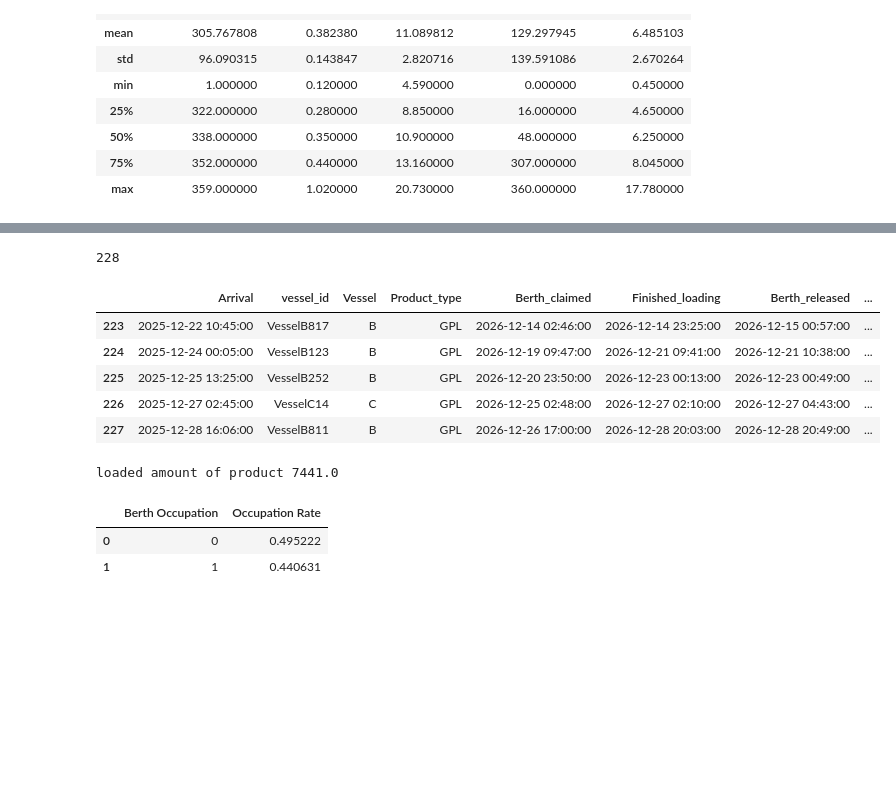
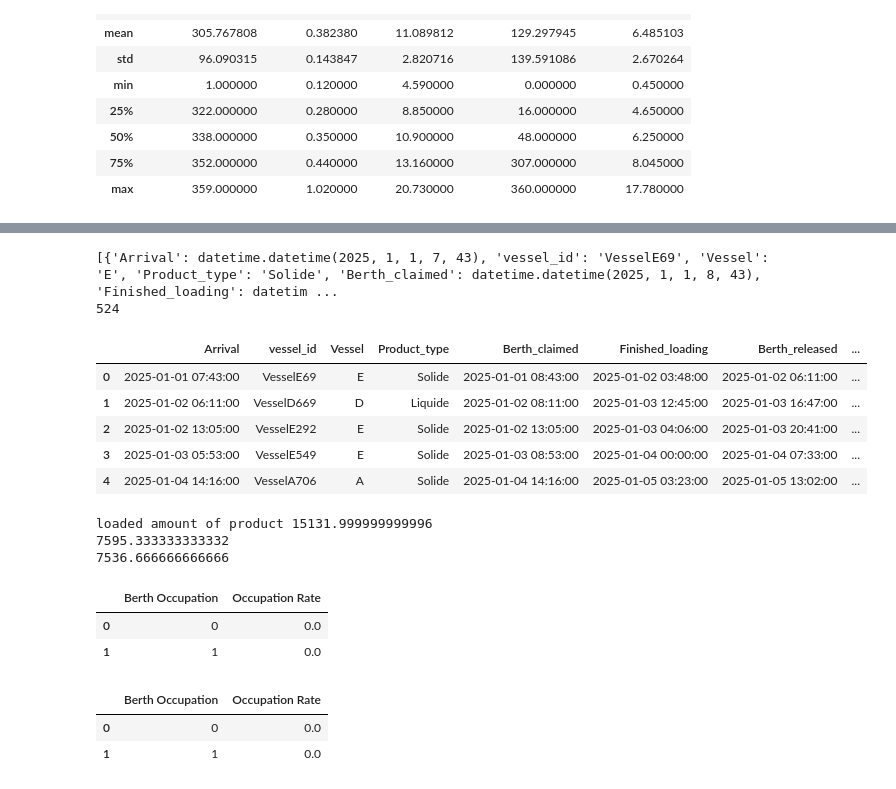
Before and after one commit to Mohammed-khlifi/port_trafic_simulation, a Jupyter notebook: DES.ipynb, the cells around one changed output, grey strips where cells are left out. Saved outputs shown, nothing was run; the diff lists cells and outputs as text; code cells hidden in the pictures; blank space fills up the shorter version.

```diff
--- a/DES.ipynb
+++ b/DES.ipynb
@@ -322,10 +450,11 @@ class Berth:
         return self.maintenance_start_date <= current_time <= maintenance_end
 # %%
 class Storage:
-    def __init__(self, env,loaded_amount = 0, initial_storage=80000):
+    def __init__(self, env,loaded_amount = 0, temporary_storage=80000 ):
         self.env = env
-        self.storage = initial_storage  # Shared storage for the port
+        self.storage = temporary_storage  # Shared storage for the port
         self.loaded_amount = loaded_amount
+        self.storage_capacity = temporary_storage
 
     def decrease_storage(self, amount):
         """Decrease the storage by a certain amount."""
@@ -340,19 +469,30 @@ class Storage:
             return False , self.loaded_amount , percentage
 
         else:
-            #self.loaded_amount += self.storage
-            print(amount , self.storage)
             self.storage = 0
+            return False , self.loaded_amount ,0
+
+    def Truck_load(self):
+        #yield self.env.timeout(0)
+        self.storage += 2_000
 
 
-            return False , self.loaded_amount ,0
+    def dynamic_refill_storage(self):
+        """Fill the storage by a certain amount."""
+        if self.storage <= self.storage_capacity*0.15:
+            self.Truck_load()
 
 
-    def refill_storage(self):
+
+    def actual_storage(self):
+        return self.storage
+
+
+    def refill_storage(self , amount_to_fill):
         """Simulate refilling the storage."""
 
         yield self.env.timeout(24)
-        self.storage = 80000  # Reset to full capacity
+        self.storage += amount_to_fill #self.storage_capacity # Reset to full capacity
 # %%
 
 class Stats:
@@ -940,13 +1229,15 @@ ships_kpis_bytype
 # %%
 data = stats.ship_data
+print(data)
 print(len(data))
 data = pd.DataFrame(data)
-data.tail()
+data.head()
 # %% [output]
-228
+[{'Arrival': datetime.datetime(2025, 1, 1, 7, 43), 'vessel_id': 'VesselE69', 'Vessel': 'E', 'Product_type': 'Solide', 'Berth_claimed': datetime.datetime(2025, 1, 1, 8, 43), 'Finished_loading': datetim ...
+524
 |  | Arrival | vessel_id | Vessel | Product_type | Berth_claimed | Finished_loading | Berth_released | ... |
-| 223 | 2025-12-22 10:45:00 | VesselB817 | B | GPL | 2026-12-14 02:46:00 | 2026-12-14 23:25:00 | 2026-12-15 00:57:00 | ... |
-| 224 | 2025-12-24 00:05:00 | VesselB123 | B | GPL | 2026-12-19 09:47:00 | 2026-12-21 09:41:00 | 2026-12-21 10:38:00 | ... |
-| 225 | 2025-12-25 13:25:00 | VesselB252 | B | GPL | 2026-12-20 23:50:00 | 2026-12-23 00:13:00 | 2026-12-23 00:49:00 | ... |
-| 226 | 2025-12-27 02:45:00 | VesselC14 | C | GPL | 2026-12-25 02:48:00 | 2026-12-27 02:10:00 | 2026-12-27 04:43:00 | ... |
-| 227 | 2025-12-28 16:06:00 | VesselB811 | B | GPL | 2026-12-26 17:00:00 | 2026-12-28 20:03:00 | 2026-12-28 20:49:00 | ... |
+| 0 | 2025-01-01 07:43:00 | VesselE69 | E | Solide | 2025-01-01 08:43:00 | 2025-01-02 03:48:00 | 2025-01-02 06:11:00 | ... |
+| 1 | 2025-01-02 06:11:00 | VesselD669 | D | Liquide | 2025-01-02 08:11:00 | 2025-01-03 12:45:00 | 2025-01-03 16:47:00 | ... |
+| 2 | 2025-01-02 13:05:00 | VesselE292 | E | Solide | 2025-01-02 13:05:00 | 2025-01-03 04:06:00 | 2025-01-03 20:41:00 | ... |
+| 3 | 2025-01-03 05:53:00 | VesselE549 | E | Solide | 2025-01-03 08:53:00 | 2025-01-04 00:00:00 | 2025-01-04 07:33:00 | ... |
+| 4 | 2025-01-04 14:16:00 | VesselA706 | A | Solide | 2025-01-04 14:16:00 | 2025-01-05 03:23:00 | 2025-01-05 13:02:00 | ... |
@@ -956,23 +1244,41 @@ Gasoline = data[data['Product_type'] == 'Gasoline']
 # %%
 print(f"loaded amount of product {data['cargo_loaded'].sum()}")
-#print(data[data['Product_type'] == 'Gasoline']['cargo_loaded'].sum())
-#print(data[data['Product_type'] == 'GPL']['cargo_loaded'].sum())
+print(data[data['Product_type'] == 'Liquide']['cargo_loaded'].sum())
+print(data[data['Product_type'] == 'Solide']['cargo_loaded'].sum())
 # %% [output]
-loaded amount of product 7441.0
+loaded amount of product 15131.999999999996
+7595.333333333332
+7536.666666666666
 # %%
 occupation_rate = []
-for c in range(capacity):
-    c_rate = (data[data['berth occupied'] == c]['Port Operation'].apply(time_to_minutes).sum() / (60 * 24)) / 366
+for c in range(Liquide_capacity):
+    c_rate = (data[(data['berth occupied'] == c) & (data['Product_type'] == 'Liquide ')]['Port Operation'].apply(time_to_minutes).sum() / (60 * 24)) / 366
     occupation_rate.append(c_rate)
 
-
 occupation_rate_df = pd.DataFrame({
-    'Berth Occupation': range(capacity),
+    'Berth Occupation': range(Liquide_capacity),
     'Occupation Rate': occupation_rate
 })
 
 occupation_rate_df
 # %% [output]
 |  | Berth Occupation | Occupation Rate |
-| 0 | 0 | 0.495222 |
-| 1 | 1 | 0.440631 |
+| 0 | 0 | 0.0 |
+| 1 | 1 | 0.0 |
+# %%
+occupation_rate = []
+for c in range(Solide_capacity):
+    c_rate = (data[(data['berth occupied'] == c) & (data['Product_type'] == 'Solide')]['Port Operation'].apply(time_to_minutes).sum() / (60 * 24)) / 366
+    occupation_rate.append(c_rate)
+
+
+occupation_rate_df = pd.DataFrame({
+    'Berth Occupation': range(Solide_capacity),
+    'Occupation Rate': occupation_rate
+})
+
+occupation_rate_df
+# %% [output]
+|  | Berth Occupation | Occupation Rate |
+| 0 | 0 | 0.0 |
+| 1 | 1 | 0.0 |
```
Also changed, not shown: parts of 38 cells of this notebook, 6 other files.
